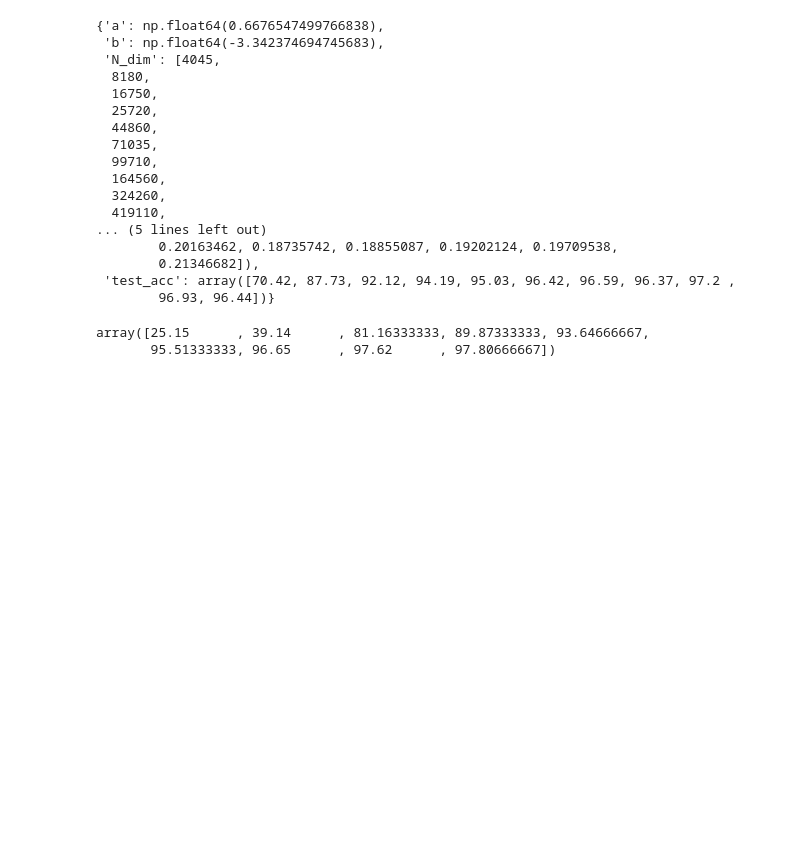
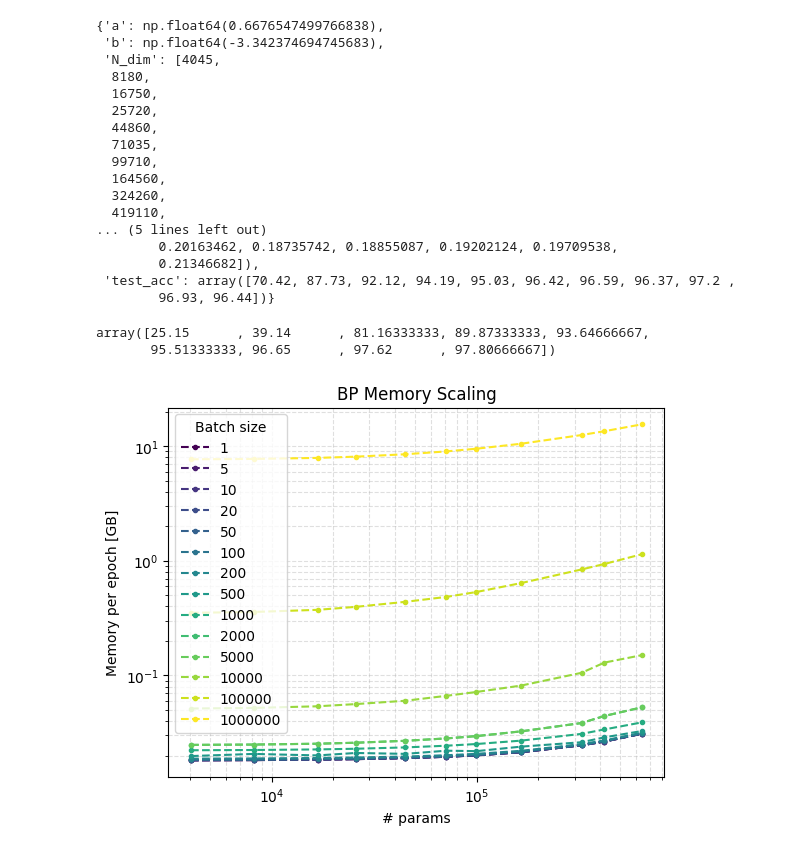
Before and after one commit to ASkalli/nonlinear_oscillator_network, a Jupyter notebook: MNIST/results/convergence_analysis_new.ipynb, the cells around one changed output. Drawn from its saved outputs; the diff is of its cells as text; code cells hidden in the pictures; blank space fills up the shorter version.

```diff
--- a/MNIST/results/convergence_analysis_new.ipynb
+++ b/MNIST/results/convergence_analysis_new.ipynb
@@ -103,11 +103,11 @@ with gzip.open('paramscan_PNN_BP_MNIST_run3.pkl.gz', 'rb') as f:
     results_BP3 = pickle.load(f)
 
 
-with open('BP_batch_scan/paramscan_batch10_lr0p0001_PNN_BP_MNIST.pkl', 'rb') as f:
-    results_BP_lasthope = pickle.load(f)
+#with open('BP_batch_scan/paramscan_batch10_lr0p0001_PNN_BP_MNIST.pkl', 'rb') as f:
+#    results_BP_lasthope = pickle.load(f)
 
 dicts_list = [results_BP1, results_BP2,results_BP3]  # list of runs
-dicts_list = [results_BP_lasthope]  # list of runs
+#dicts_list = [results_BP_lasthope]  # list of runs
 
 
 
@@ -116,5 +116,5 @@ avg_results_BP = average_data_dicts(dicts_list)
 
 
 #locate convergence knee to determine convergence
-knee_idx_BP,loss_BP_conv,acc_BP_conv = locate_curve_knee(avg_results_BP,N_neurons_vec_BP,idx_start = 300,idx_run=-1,plot_bool=True)
+knee_idx_BP,loss_BP_conv,acc_BP_conv = locate_curve_knee(avg_results_BP,N_neurons_vec_BP,idx_start = 100,idx_run=-1,plot_bool=True)
 # %% [output]
@@ -443,6 +468,6 @@ SPSA:  slope=0.994, intercept=-2.826
 # %%
 # Fit lines (log-log)
-a_BP, b_BP = np.polyfit(np.log10(BP_cost_to_conv[:-5]),   np.log10(loss_BP_conv[:-5]),   1)
+a_BP, b_BP = np.polyfit(np.log10(BP_cost_to_conv[4:]),   np.log10(loss_BP_conv[4:]),   1)
 a_PEPG, b_PEPG = np.polyfit(np.log10(PEPG_cost_to_conv[:-3]), np.log10(loss_PEPG_conv[:-3]), 1)
 a_SPSA, b_SPSA = np.polyfit(np.log10(SPSA_cost_to_conv[:-4]), np.log10(loss_SPSA_conv[:-4]), 1)
 
@@ -456,7 +481,7 @@ plt.figure(figsize=(7,5))
 
 # BP — cornflower blue
 plt.loglog(BP_cost_to_conv, loss_BP_conv, 'o', color='cornflowerblue', label='BP data')
-plt.loglog(BP_cost_to_conv, 10**(a_BP*np.log10(BP_cost_to_conv) + b_BP), '--', color='cornflowerblue', label=f'BP fit (slope={a_BP:.2f})')
+#plt.loglog(BP_cost_to_conv, 10**(a_BP*np.log10(BP_cost_to_conv) + b_BP), '--', color='cornflowerblue', label=f'BP fit (slope={a_BP:.2f})')
 
 # PEPG — coral
 plt.loglog(PEPG_cost_to_conv, loss_PEPG_conv, 's', color='coral', label='PEPG data')
@@ -504,3 +529,69 @@ acc_PEPG_conv
 # %% [output]
 array([25.15      , 39.14      , 81.16333333, 89.87333333, 93.64666667,
        95.51333333, 96.65      , 97.62      , 97.80666667])
+# %%
+#with measured load from CUDA torch instead of theory
+
+BP_mem_perepoch_1 = np.array([18.19, 18.269, 18.443, 18.622, 19.001, 19.521, 20.097, 21.395, 24.587, 26.489, 31.049])/1000
+BP_mem_perepoch_5 = np.array([18.202, 18.281, 18.456, 18.635, 19.014, 19.533, 20.109, 21.407, 24.6, 26.502, 31.061])/1000
+BP_mem_perepoch_10 = np.array([18.218, 18.297, 18.471, 18.651, 19.03, 19.549, 20.125, 21.423, 24.615, 26.518, 31.077])/1000
+BP_mem_perepoch_20 = np.array([18.249, 18.329, 18.503, 18.682, 19.061, 19.58, 20.156, 21.454, 24.647, 26.549, 31.108])/1000
+BP_mem_perepoch_50 = np.array([18.343, 18.423, 18.597, 18.776, 19.155, 19.675, 20.251, 21.549, 24.741, 26.643, 31.202])/1000
+BP_mem_perepoch_100 = np.array([18.501, 18.58, 18.754, 18.933, 19.312, 19.832, 20.408, 21.706, 24.898, 26.8, 31.359])/1000
+BP_mem_perepoch_200 = np.array([18.815, 18.894, 19.068, 19.248, 19.626, 20.146, 20.722, 22.02, 25.212, 27.114, 31.674])/1000
+
+BP_mem_perepoch_500 = np.array([19.812, 20.686, 20.076, 21.079, 20.711, 22.068, 21.87, 23.945, 26.156, 28.853, 32.762])/1000
+BP_mem_perepoch_1000 = np.array([22.27, 22.378, 22.643, 22.951, 23.578, 24.39, 25.239, 27.018, 30.939, 33.817, 38.973])/1000
+BP_mem_perepoch_2000 = np.array([24.798, 24.966, 25.391, 25.898, 26.927, 28.238, 29.586, 32.545, 38.466, 44.307, 52.754])/1000
+
+BP_mem_perepoch_5000 = np.array([24.798, 24.966, 25.391, 25.898, 26.927, 28.238, 29.586, 32.545, 38.466, 44.307, 52.754])/1000
+BP_mem_perepoch_10000 = np.array([51.487, 52.135, 53.84, 56.279, 60.176, 66.421, 71.805, 81.615, 105.478, 129.487, 150.402])/1000
+BP_mem_perepoch_100000 = np.array([351.973, 358.021, 373.674, 396.697, 438.867, 484.323, 534.669, 639.537, 840.686, 938.513, 1141.897])/1000
+BP_mem_perepoch_1000000 = np.array([7681.618, 7741.665, 7901.772, 8101.879, 8502.107, 9002.421, 9504.99, 10503.547, 12507.174, 13506.61, 15511.27])/1000
+
+#  y-data arrays in a list (in the same order as plot )
+BP_arrays = [
+    BP_mem_perepoch_1,
+    BP_mem_perepoch_5,
+    BP_mem_perepoch_10,
+    BP_mem_perepoch_20,
+    BP_mem_perepoch_50,
+    BP_mem_perepoch_100,
+    BP_mem_perepoch_200,
+    BP_mem_perepoch_500,
+    BP_mem_perepoch_1000,
+    BP_mem_perepoch_2000,
+    BP_mem_perepoch_5000,
+    BP_mem_perepoch_10000,
+    BP_mem_perepoch_100000,
+    BP_mem_perepoch_1000000
+]
+
+# The labels for the legend
+labels = ["1", "5", "10", "20", "50", "100","200", "500", "1000","2000","5000","10000","100000","1000000"]
+
+# Build a colormap proportional to number of curves
+cmap = plt.cm.viridis
+colors = cmap(np.linspace(0, 1, len(BP_arrays)))
+
+a_BP_batchsweep = []
+b_BP_batchsweep = []
+plt.figure()
+for arr, label, color in zip(BP_arrays, labels, colors):
+    plt.loglog(N_dim_vec_BP, arr, '--.', color=color, label=label)
+    a_BP, b_BP = np.polyfit(np.log10(N_dim_vec_BP[-5:]), np.log10(arr[-5:]), 1)  # linear fit
+    a_BP_batchsweep.append(a_BP)
+    b_BP_batchsweep.append(b_BP)
+
+
+# Legend depending on number
+plt.legend(title="Batch size", fontsize=10)
+
+plt.xlabel("# params")
+plt.ylabel("Memory per epoch [GB]")
+plt.title("BP Memory Scaling")
+plt.grid(True, which="both", ls="--", alpha=0.4)
+
+plt.show()
+# %% [output]
+[figure, added]
```
Also changed, not shown: parts of 14 cells of this notebook, 10 other files.
